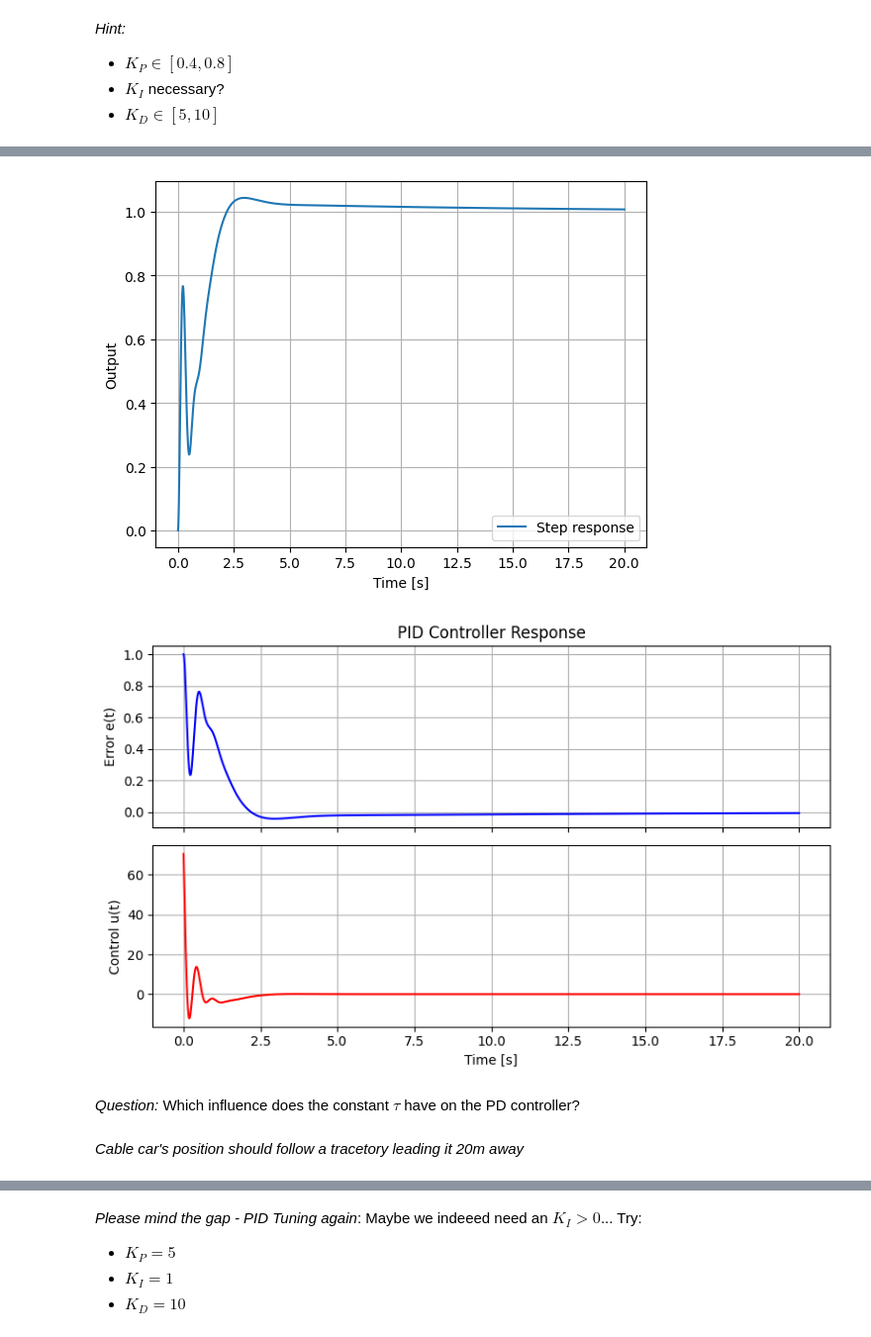
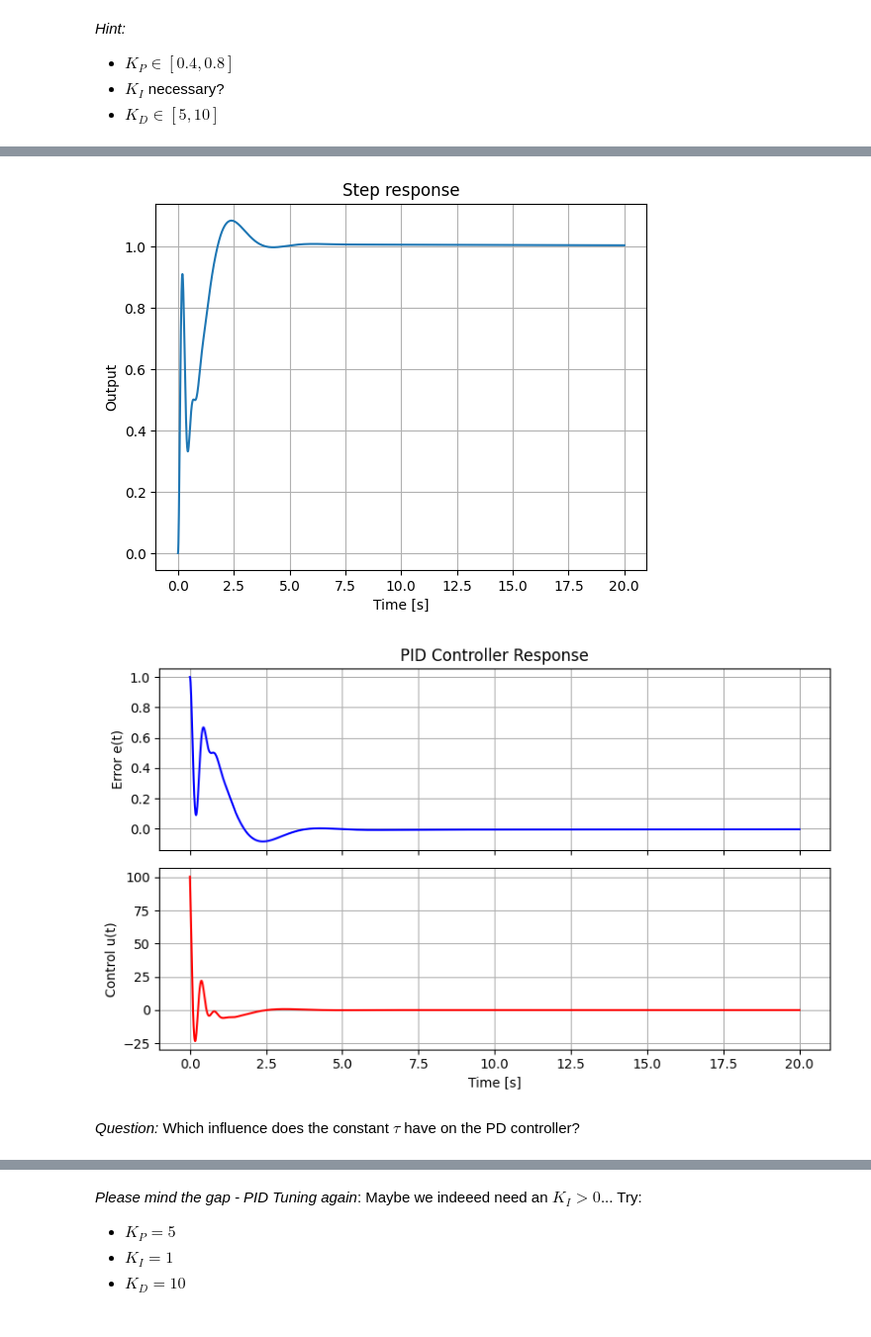
Before and after one commit to BeneJoh/ControlSystems, a Jupyter notebook: sessionB.ipynb, the cells around one changed output, grey strips where cells are left out. Shown at 99% size. Cells and saved outputs as stored; diff of their text form; code cells hidden in the pictures.

Commit message:
control experience nb

```diff
--- a/sessionB.ipynb
+++ b/sessionB.ipynb
@@ -52,7 +59,7 @@ def siso_position(c_sys_lin):
 *Transfer function*
 # %%
 
-cable_car_f2x= siso_position(cablecar_sys_linear)
+cable_car_f2x= controller.siso_position(cablecar_sys_linear)
 print(cable_car_f2x)
 # %% [output]
 <TransferFunction>: sys[1]$indexed
@@ -97,6 +90,5 @@ def close_siso_sys(G_p, G_c):
 - $K_I$ necessary?
 - $K_D \in [5,10]$
 # %%
-pid = pid_tf(0.5,0,7)
-closed_sys = close_siso_sys(cable_car_f2x, pid)
-print(closed_sys)
+pid = controller.pid_tf(0.5,0,10)
+closed_sys = controller.close_siso_sys(cable_car_f2x, pid)
@@ -111,15 +95,15 @@ Outputs (1): ['y[0]']
 # %%
 timepts = np.linspace(0, 20, 2000)
 t,y = ct.step_response(closed_sys,timepts)
 
-plt.plot(t, y, label=f"Step response")
+plt.plot(t, y)
+plt.title("Step response")
 plt.xlabel("Time [s]")
 plt.ylabel("Output")
 plt.grid(True)
-plt.legend()
 plt.show()
 # %% [output]
-[figure, old version]
+[figure, new version]
 # %%
 T, e = ct.forced_response(pid, timepts, 1 - y)
 fig, axs = plt.subplots(2, 1, sharex=True, figsize=(8, 5))
@@ -136,8 +120,6 @@ axs[1].grid(True)
 plt.tight_layout()
 plt.show()
 # %% [output]
-[figure, old version]
+[figure, new version]
 # %% [markdown]
 *Question:* Which influence does the constant $\tau$ have on the PD controller?
-# %% [markdown]
-*Cable car's position should follow a tracetory leading it 20m away*
```
Also changed, not shown: parts of 43 cells of this notebook, 1 other file.
